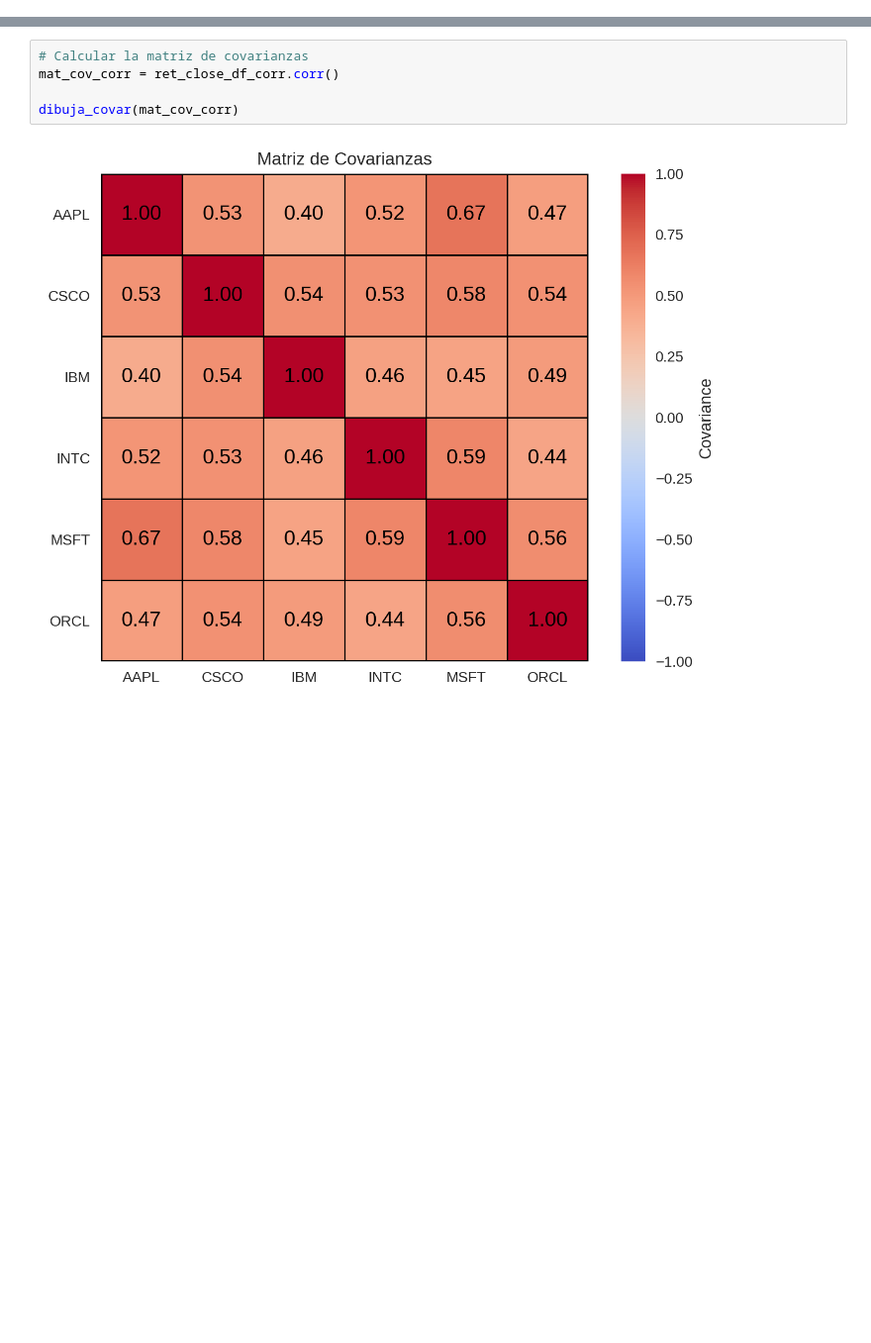
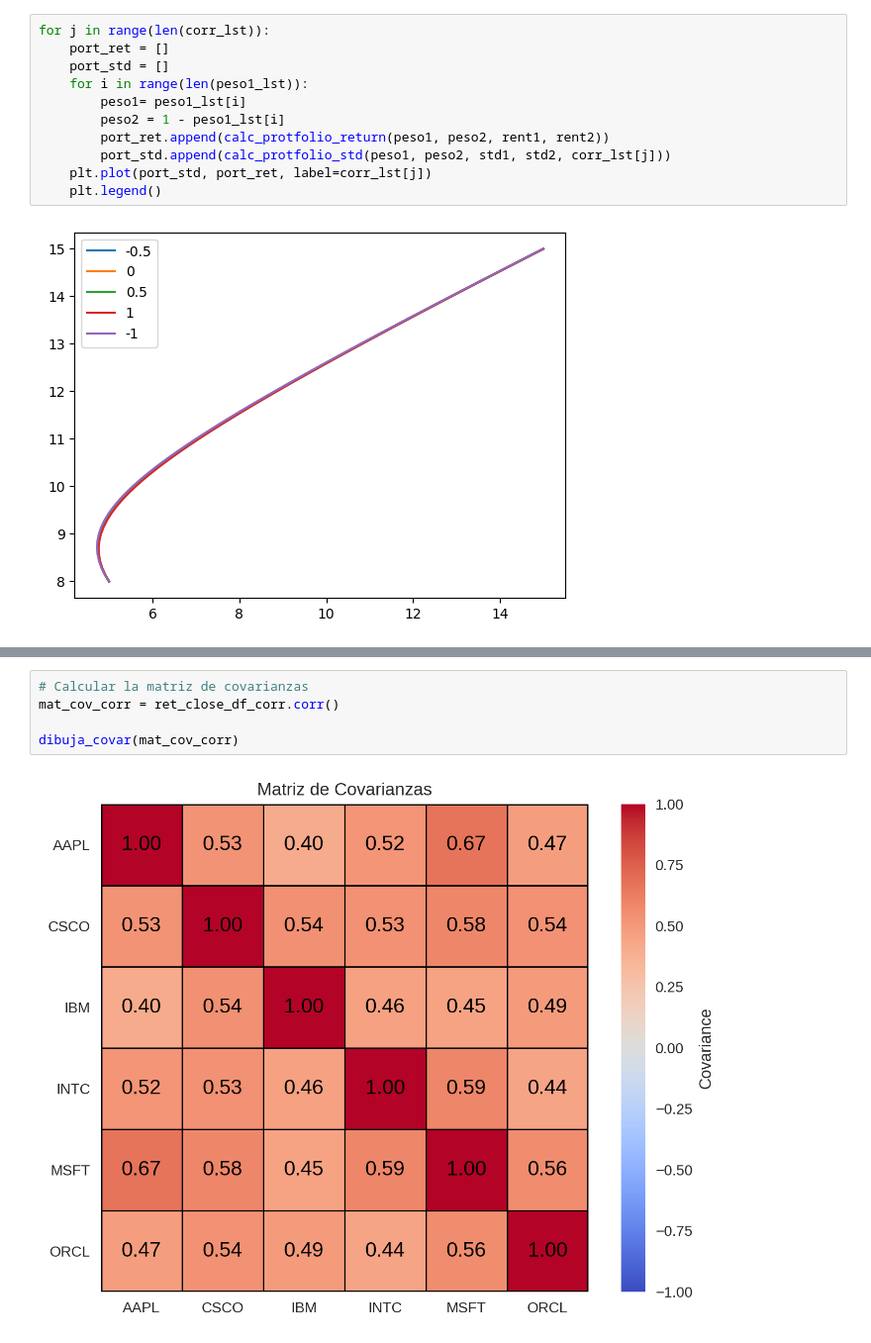
Before and after one commit to alfonso-santos/Python-aplicado-gestion-carteras, a Jupyter notebook: source/carteras-inicial.ipynb, the cells around one changed output, grey strips where cells are left out. Shown at 99% size. Drawn from its saved outputs; the diff is of its cells as text; blank space fills up the shorter version.

```diff
--- a/source/carteras-inicial.ipynb
+++ b/source/carteras-inicial.ipynb
@@ -0,0 +195,13 @@
+# %%
+for j in range(len(corr_lst)):
+    port_ret = []
+    port_std = []
+    for i in range(len(peso1_lst)):
+        peso1= peso1_lst[i]
+        peso2 = 1 - peso1_lst[i]
+        port_ret.append(calc_protfolio_return(peso1, peso2, rent1, rent2))
+        port_std.append(calc_protfolio_std(peso1, peso2, std1, std2, corr_lst[j]))
+    plt.plot(port_std, port_ret, label=corr_lst[j])
+    plt.legend()
+# %% [output]
+[figure, added]
```
Also changed, not shown: parts of 19 cells of this notebook, 4 other files.
